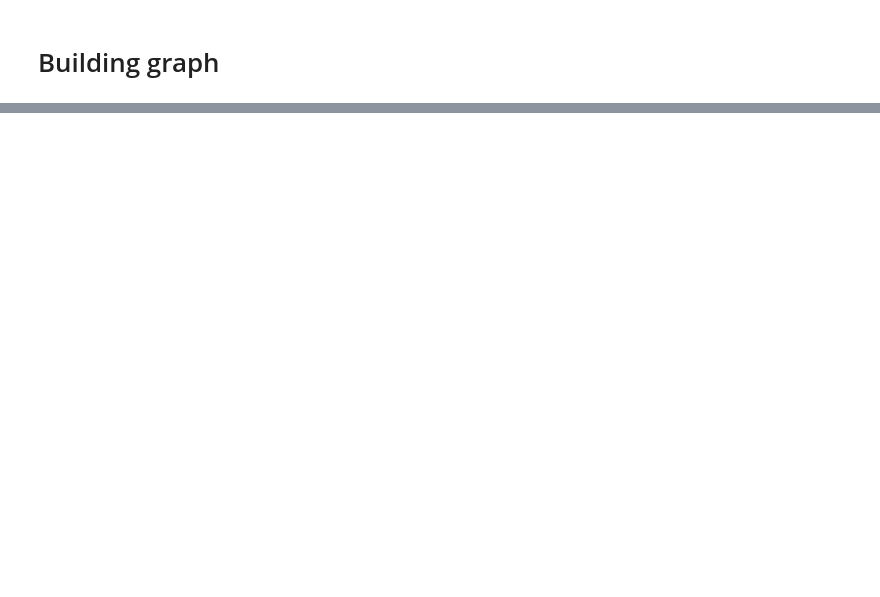
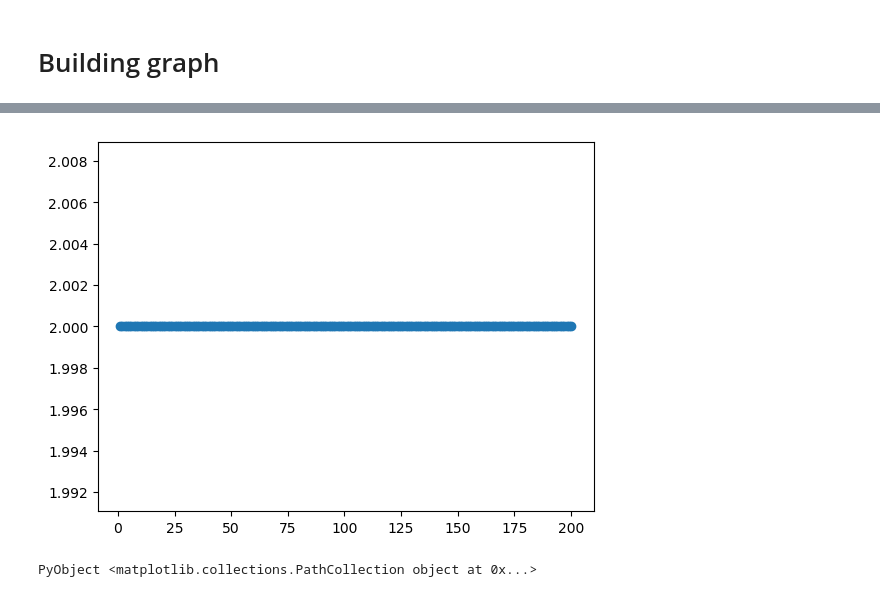
Before and after one commit to biaslab/SituatedSoundscaping, a Jupyter notebook: log-power_modelling/GSMM_HGF_synthetic.ipynb, the cells around one changed output, grey strips where cells are left out. Saved outputs shown, nothing was run; the diff lists cells and outputs as text; code cells hidden in the pictures; blank space fills up the shorter version.

```diff
--- a/log-power_modelling/GSMM_HGF_synthetic.ipynb
+++ b/log-power_modelling/GSMM_HGF_synthetic.ipynb
@@ -75,2 +77,13 @@ Y = y_samples
 # %% [markdown]
 # Building graph
+# %%
+# initialization:
+
+# reshape Y
+Yi = hcat(Y...)
+
+# approximate with log-power
+Yi = log.(abs2.(Yi))
+
+# perform kmeans clustering
+prior_m = kmeans(Yi,3).centers
@@ -144,14 +144,14 @@ end # block
 data = Dict(:y => Y)
 
 # Prepare posterior factors
-marginals = Dict(:_pi => vague(ForneyLab.Dirichlet, N_clusters),
-                 :m_1 => ProbabilityDistribution(Multivariate, GaussianMeanVariance, m=-1.0*ones(nr_freqs), v=1e4*diagm(ones(nr_freqs))),
-                 :w_1 => vague(Wishart, nr_freqs),
-                 :m_2 => ProbabilityDistribution(Multivariate, GaussianMeanVariance, m=ones(nr_freqs), v=1e4*diagm(ones(nr_freqs))),
-                 :w_2 => vague(Wishart, nr_freqs),
-                 :m_3 => ProbabilityDistribution(Multivariate, GaussianMeanVariance, m=ones(nr_freqs), v=1e4*diagm(ones(nr_freqs))),
-                 :w_3 => vague(Wishart, nr_freqs))
-for i in 1:n_samples
+marginals = Dict(:_pi => vague(ForneyLab.Dirichlet, nr_clusters),
+                 :m_1 => ProbabilityDistribution(Multivariate, GaussianMeanPrecision, m=prior_m[:,1], w=1e0*diagm(ones(nr_freqs))),
+                 :w_1 => ProbabilityDistribution(MatrixVariate, ForneyLab.Wishart, v=1e0*diagm(ones(nr_freqs)), nu=nr_freqs),
+                 :m_2 => ProbabilityDistribution(Multivariate, GaussianMeanPrecision, m=prior_m[:,2], w=1e0*diagm(ones(nr_freqs))),
+                 :w_2 => ProbabilityDistribution(MatrixVariate, ForneyLab.Wishart, v=1e0*diagm(ones(nr_freqs)), nu=nr_freqs),
+                 :m_3 => ProbabilityDistribution(Multivariate, GaussianMeanPrecision, m=prior_m[:,3], w=1e0*diagm(ones(nr_freqs))),
+                 :w_3 => ProbabilityDistribution(MatrixVariate, ForneyLab.Wishart, v=1e0*diagm(ones(nr_freqs)), nu=nr_freqs))
+for i in 1:nr_samples
     marginals[:z_*i] = vague(Categorical)
     marginals[:X_*i] = ProbabilityDistribution(Multivariate, ComplexNormal, μ=zeros(nr_freqs) .+ 0.0im, Γ=1e-10*diagm(ones(nr_freqs)).+0im, C=mat(0.0+0.0im));
     marginals[:ξ_*i] = ProbabilityDistribution(ForneyLab.Multivariate, GaussianMeanVariance, m=zeros(nr_freqs), v=diagm(ones(nr_freqs)))
@@ -217,0 +224,7 @@ mean(marginals[:m_3])
+# %%
+z_inferred = [findmax(marginals[:z_*k].params[:p])[2] for k = 1:nr_samples];
+# %%
+plt.scatter(t,z_inferred)
+# %% [output]
+[figure, added]
+PyObject <matplotlib.collections.PathCollection object at 0x...>
```
Also changed, not shown: parts of 19 cells of this notebook.
